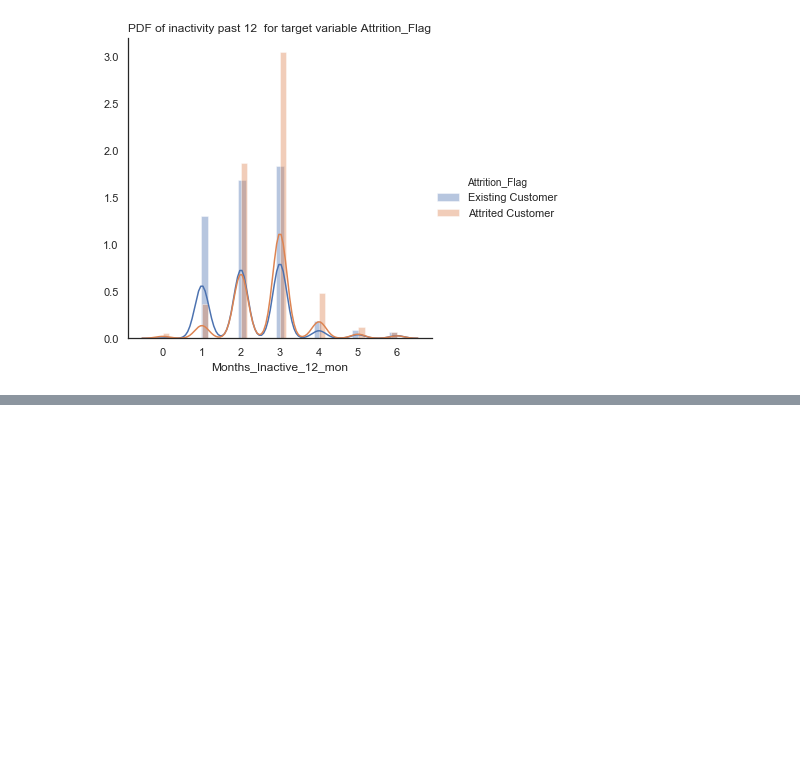
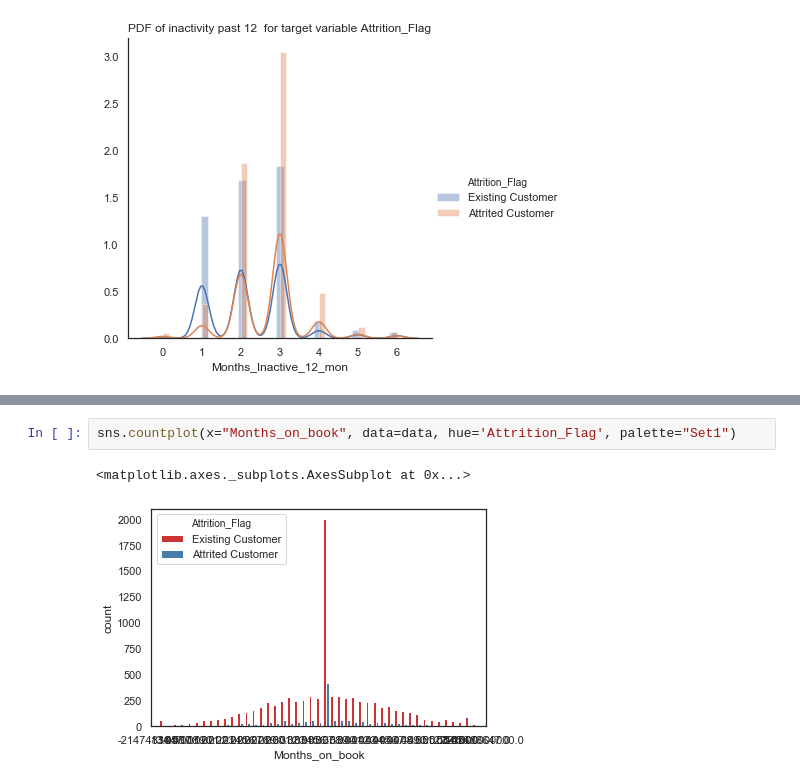
Before and after one commit to hiulian69/Bank_Churn_Prediction, a Jupyter notebook: DataVizualisation_Bank_Churn.ipynb, the cells around one changed output, grey strips where cells are left out. Saved outputs shown, nothing was run; the diff lists cells and outputs as text; blank space fills up the shorter version.

```diff
--- a/DataVizualisation_Bank_Churn.ipynb
+++ b/DataVizualisation_Bank_Churn.ipynb
@@ -152,0 +225,5 @@ Text(0.5, 1, 'PDF of inactivity past 12  for target variable Attrition_Flag')
+# %%
+sns.countplot(x="Months_on_book", data=data, hue='Attrition_Flag', palette="Set1")
+# %% [output]
+<matplotlib.axes._subplots.AxesSubplot at 0x...>
+[figure, added]
```
Also changed, not shown: parts of 26 cells of this notebook, 2 other files.
